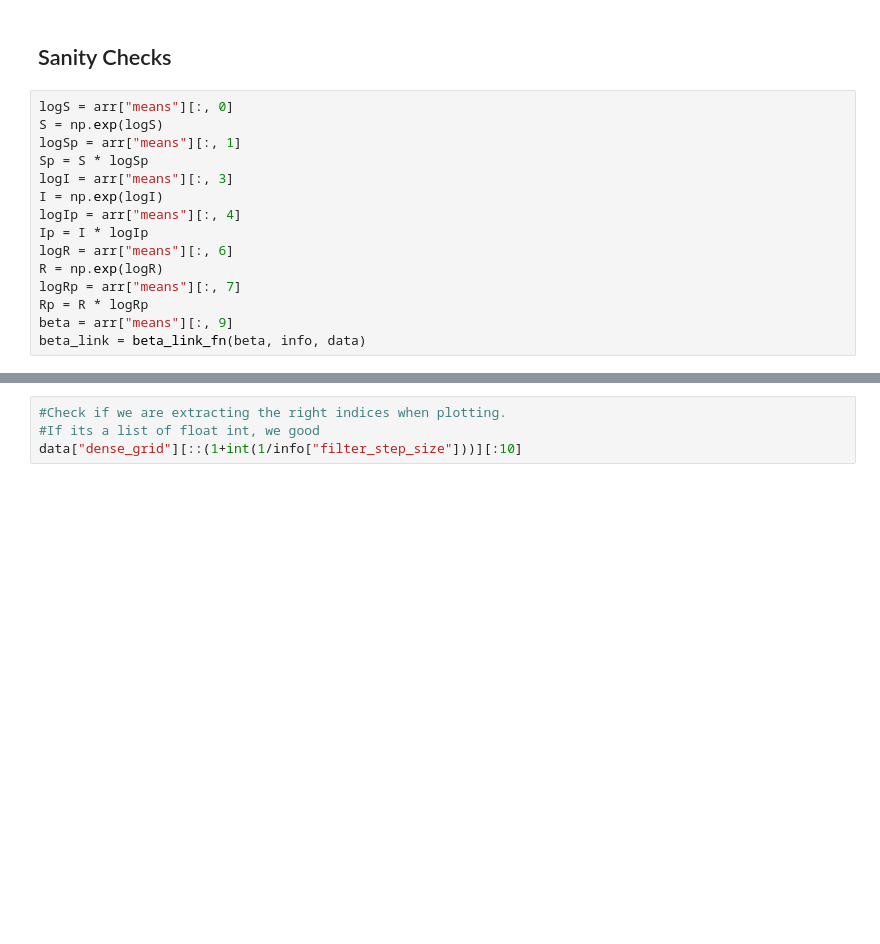
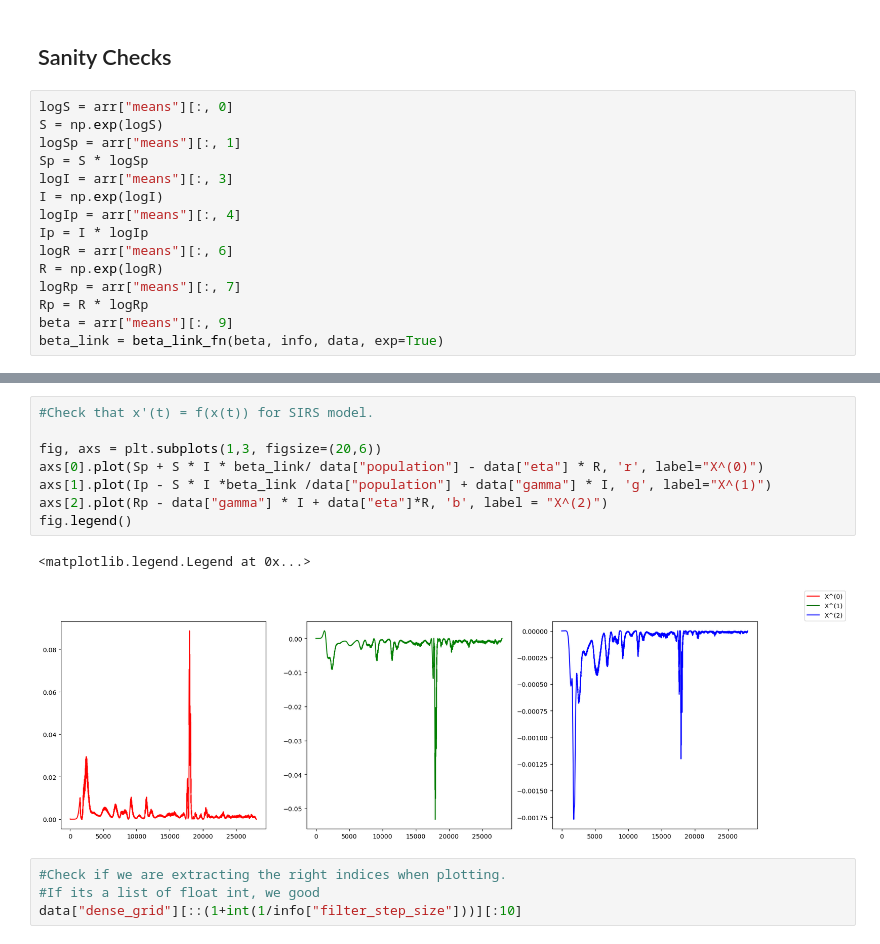
Before and after one commit to williamlaplante/CausalCovid, a Jupyter notebook: exp/exp005_log_sirs/visualize_experiment-sirs.ipynb, the cells around one changed output, grey strips where cells are left out. Drawn from its saved outputs; the diff is of its cells as text; blank space fills up the shorter version.

```diff
--- a/exp/exp005_log_sirs/visualize_experiment-sirs.ipynb
+++ b/exp/exp005_log_sirs/visualize_experiment-sirs.ipynb
@@ -47,7 +53,7 @@ R = np.exp(logR)
 logRp = arr["means"][:, 7]
 Rp = R * logRp
 beta = arr["means"][:, 9]
-beta_link = beta_link_fn(beta, info, data)
+beta_link = beta_link_fn(beta, info, data, exp=True)
 # %%
 #Check that S + I + R = 1000 with small error (1e-2) due to diffusion noise
 plt.figure(figsize=(4,3))
@@ -79,3 +79,14 @@ plt.plot(Ip + Sp + Rp)
+# %%
+#Check that x'(t) = f(x(t)) for SIRS model.
+
+fig, axs = plt.subplots(1,3, figsize=(20,6))
+axs[0].plot(Sp + S * I * beta_link/ data["population"] - data["eta"] * R, 'r', label="X^(0)")
+axs[1].plot(Ip - S * I *beta_link /data["population"] + data["gamma"] * I, 'g', label="X^(1)")
+axs[2].plot(Rp - data["gamma"] * I + data["eta"]*R, 'b', label = "X^(2)")
+fig.legend()
+# %% [output]
+<matplotlib.legend.Legend at 0x...>
+[figure, added]
 # %%
 #Check if we are extracting the right indices when plotting.
 #If its a list of float int, we good
```
Also changed, not shown: parts of 13 cells of this notebook, 13 other files.
